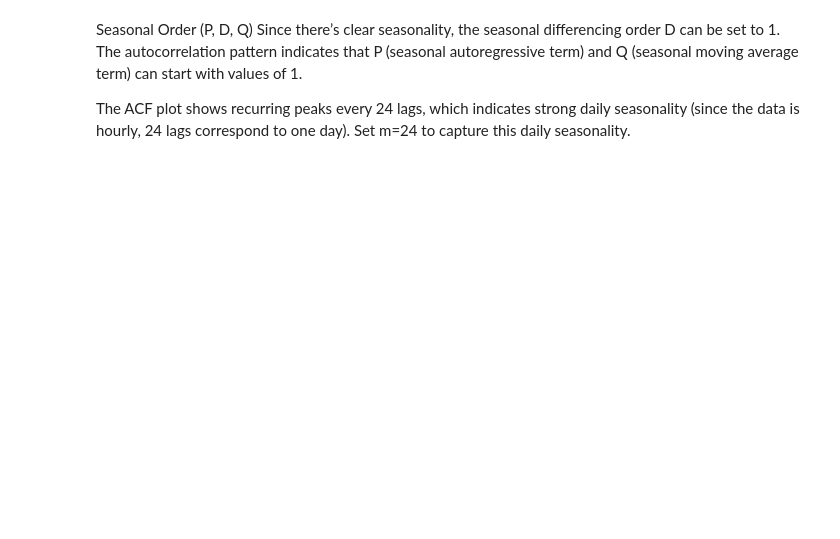
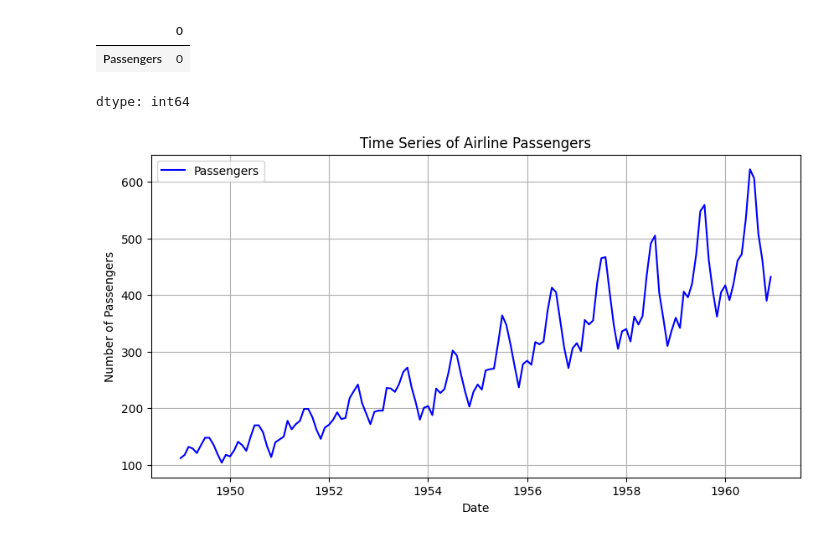
Before and after one commit to rahul-727/Predictive-Analytics, a Jupyter notebook: 2348544_Lab7_PL.ipynb, the cells around one changed output. Saved outputs shown, nothing was run; the diff lists cells and outputs as text; code cells hidden in the pictures; blank space fills up the shorter version.

```diff
--- a/2348544_Lab7_PL.ipynb
+++ b/2348544_Lab7_PL.ipynb
@@ -51,7 +31,0 @@ plt.show()
-# %% [markdown]
-Seasonal Order (P, D, Q)
-Since there’s clear seasonality, the seasonal differencing order D can be set to 1.
-The autocorrelation pattern indicates that P (seasonal autoregressive term) and Q (seasonal moving average term) can start with values of 1.
-
-The ACF plot shows recurring peaks every 24 lags, which indicates strong daily seasonality (since the data is hourly, 24 lags correspond to one day).
-Set m=24 to capture this daily seasonality.
@@ -72,0 +32,17 @@ sarima_fit = model.fit(disp=False)
+# %%
+data.isnull().sum()
+# %% [output]
+|  | 0 |
+| Passengers | 0 |
+dtype: int64
+# %%
+plt.figure(figsize=(10, 5))
+plt.plot(data, label='Passengers', color='blue')
+plt.title('Time Series of Airline Passengers')
+plt.xlabel('Date')
+plt.ylabel('Number of Passengers')
+plt.legend()
+plt.grid(True)
+plt.show()
+# %% [output]
+[figure, added]
```
Also changed, not shown: parts of 35 cells of this notebook.
